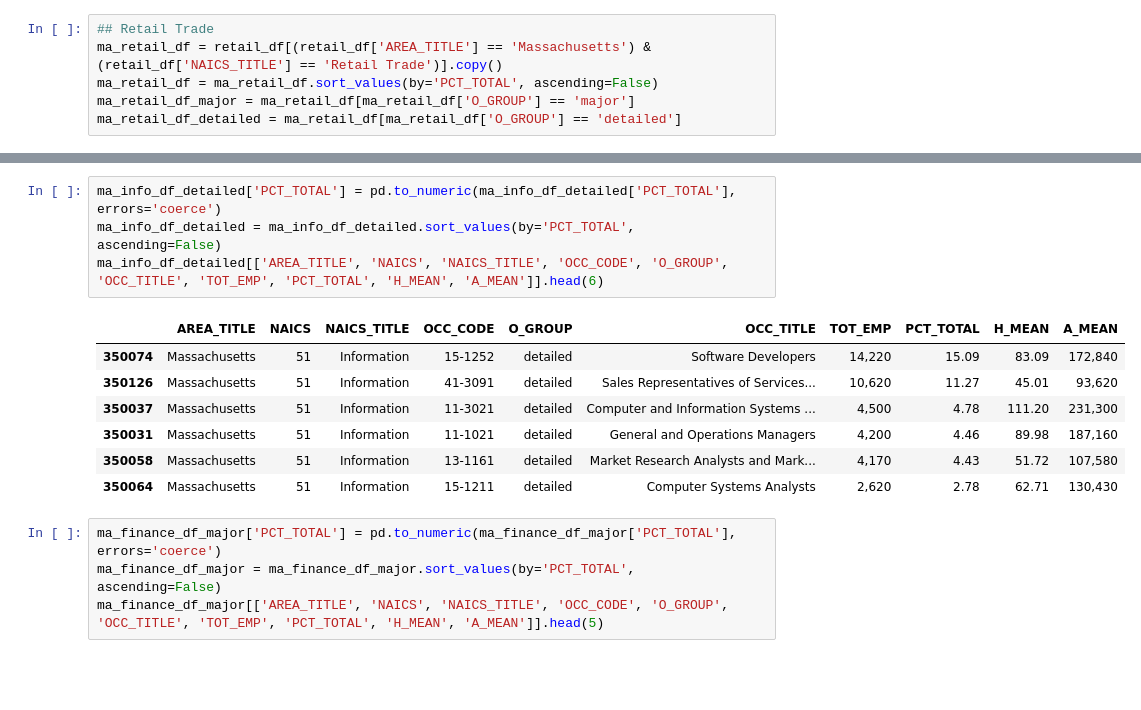
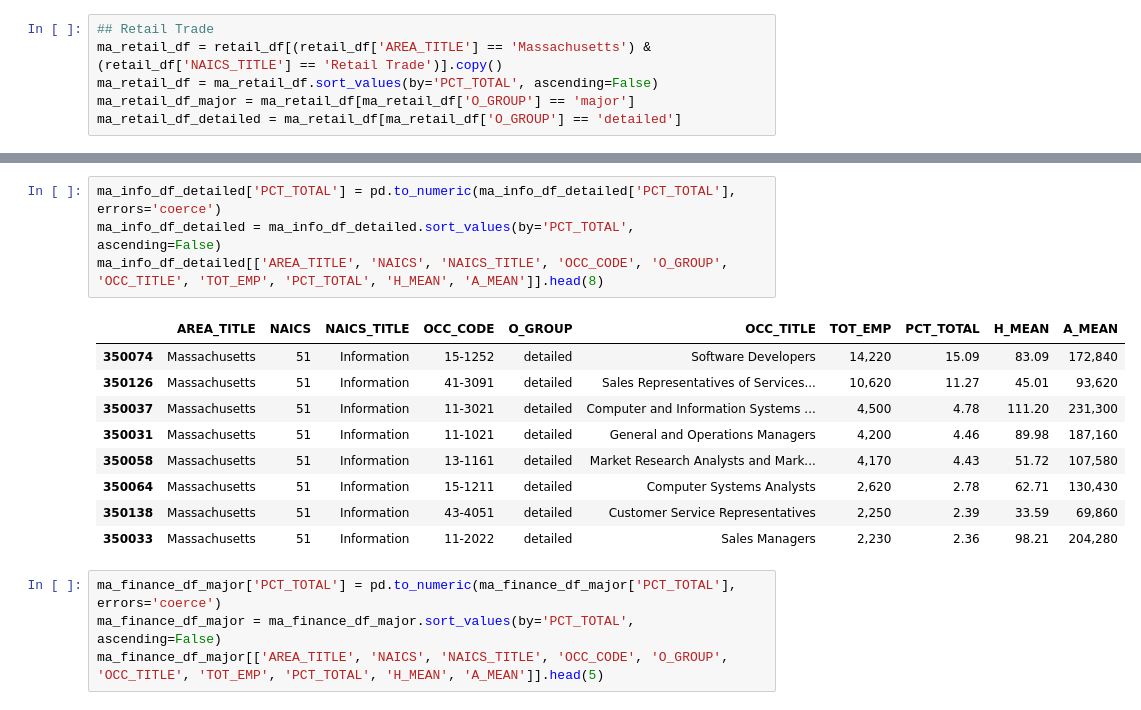
Before and after one commit to maggiechua/Ghost-Jobs-Research, a Jupyter notebook: jobscraper/bls_data/bls_sectors.ipynb, the cells around one changed output, grey strips where cells are left out. Cells and saved outputs as stored; diff of their text form; blank space fills up the shorter version.

```diff
--- a/jobscraper/bls_data/bls_sectors.ipynb
+++ b/jobscraper/bls_data/bls_sectors.ipynb
@@ -179,15 +184,17 @@ ma_info_df_major[['AREA_TITLE', 'NAICS', 'NAICS_TITLE', 'OCC_CODE', 'O_GROUP', '
 # %%
 ma_info_df_detailed['PCT_TOTAL'] = pd.to_numeric(ma_info_df_detailed['PCT_TOTAL'], errors='coerce')
 ma_info_df_detailed = ma_info_df_detailed.sort_values(by='PCT_TOTAL', ascending=False)
-ma_info_df_detailed[['AREA_TITLE', 'NAICS', 'NAICS_TITLE', 'OCC_CODE', 'O_GROUP', 'OCC_TITLE', 'TOT_EMP', 'PCT_TOTAL', 'H_MEAN', 'A_MEAN']].head(6)
+ma_info_df_detailed[['AREA_TITLE', 'NAICS', 'NAICS_TITLE', 'OCC_CODE', 'O_GROUP', 'OCC_TITLE', 'TOT_EMP', 'PCT_TOTAL', 'H_MEAN', 'A_MEAN']].head(8)
 # %% [output]
 |  | AREA_TITLE | NAICS | NAICS_TITLE | OCC_CODE | O_GROUP | OCC_TITLE | TOT_EMP | PCT_TOTAL | H_MEAN | A_MEAN |
 | 350074 | Massachusetts | 51 | Information | 15-1252 | detailed | Software Developers | 14,220 | 15.09 | 83.09 | 172,840 |
 | 350126 | Massachusetts | 51 | Information | 41-3091 | detailed | Sales Representatives of Services... | 10,620 | 11.27 | 45.01 | 93,620 |
 | 350037 | Massachusetts | 51 | Information | 11-3021 | detailed | Computer and Information Systems ... | 4,500 | 4.78 | 111.20 | 231,300 |
 | 350031 | Massachusetts | 51 | Information | 11-1021 | detailed | General and Operations Managers | 4,200 | 4.46 | 89.98 | 187,160 |
 | 350058 | Massachusetts | 51 | Information | 13-1161 | detailed | Market Research Analysts and Mark... | 4,170 | 4.43 | 51.72 | 107,580 |
 | 350064 | Massachusetts | 51 | Information | 15-1211 | detailed | Computer Systems Analysts | 2,620 | 2.78 | 62.71 | 130,430 |
+| 350138 | Massachusetts | 51 | Information | 43-4051 | detailed | Customer Service Representatives | 2,250 | 2.39 | 33.59 | 69,860 |
+| 350033 | Massachusetts | 51 | Information | 11-2022 | detailed | Sales Managers | 2,230 | 2.36 | 98.21 | 204,280 |
 # %%
 ma_finance_df_major['PCT_TOTAL'] = pd.to_numeric(ma_finance_df_major['PCT_TOTAL'], errors='coerce')
 ma_finance_df_major = ma_finance_df_major.sort_values(by='PCT_TOTAL', ascending=False)
```
Also changed, not shown: parts of 1 cell of this notebook.
